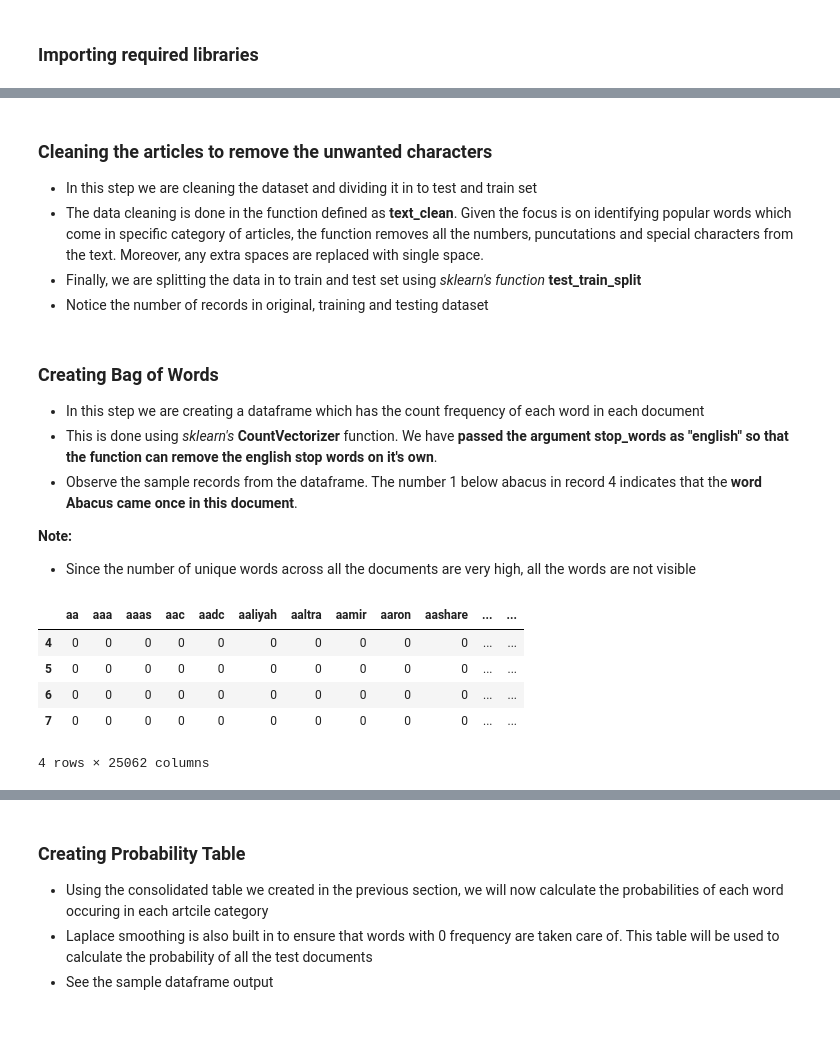
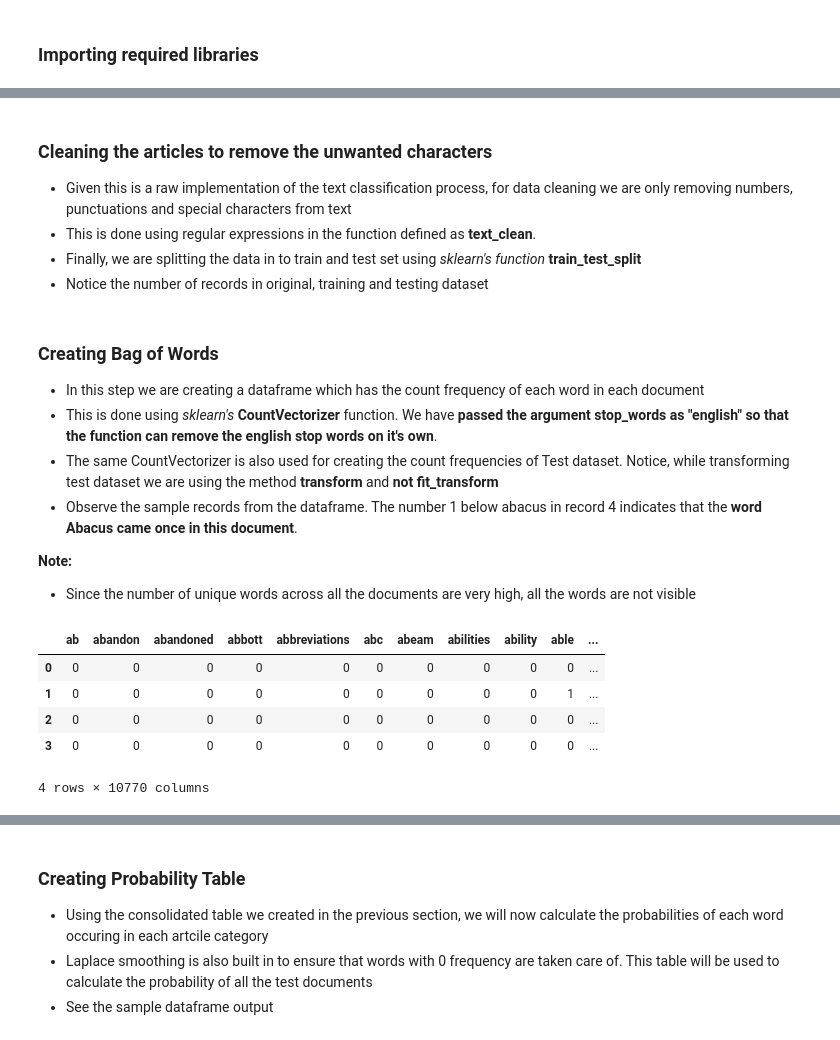
Before and after one commit to dalmiaujjwal/Understanding_Algorithms, a Jupyter notebook: Naive Bayes/Implementation_Scratch_Naive_Bayes .ipynb, the cells around one changed output, grey strips where cells are left out. Drawn from its saved outputs; the diff is of its cells as text; code cells hidden in the pictures.

Commit message:
Modifying Naive Bayes Implementation from Scratch

```diff
--- a/Naive Bayes/Implementation_Scratch_Naive_Bayes .ipynb
+++ b/Naive Bayes/Implementation_Scratch_Naive_Bayes .ipynb
@@ -19,4 +23,5 @@ import re
 # %%
-inp_dataset = pd.read_csv("C:\\Ujjwal\\Analytics\\Datasets\\News Classification\\News_train.csv")
+inp_dataset = pd.read_csv("all_tickets_binary.csv")
+inp_dataset["ticket_type"] = inp_dataset["ticket_type"].astype("str")
 inp_dataset.head(2)
 # %% [output]
@@ -26,8 +45,8 @@ inp_dataset.head(2)
 # %% [markdown]
 ### Cleaning the articles to remove the unwanted characters
-- In this step we are cleaning the dataset and dividing it in to test and train set
-- The data cleaning is done in the function defined as **text_clean**. Given the focus is on identifying popular words which come in specific category of articles, the function removes all the numbers, puncutations and special characters from the text. Moreover, any extra spaces are replaced with single space.
-- Finally, we are splitting the data in to train and test set using *sklearn's function* **test_train_split**
+- Given this is a raw implementation of the text classification process, for data cleaning we are only removing numbers, punctuations and special characters from text
+- This is done using regular expressions in the function defined as **text_clean**.
+- Finally, we are splitting the data in to train and test set using *sklearn's function* **train_test_split**
 - Notice the number of records in original, training and testing dataset
 # %%
 def text_clean(text_series):
@@ -36,11 +55,17 @@ def text_clean(text_series):
     clean_2 = clean_1.str.replace(r"\s+", " ")
     return clean_2
 # %%
-inp_dataset["Text_Clean"] = text_clean(inp_dataset["Text"])
+inp_dataset["Text_Clean"] = text_clean(inp_dataset["body"])
+# %%
+train_x, test_x, train_y, test_y = train_test_split(inp_dataset["Text_Clean"],
+                                                    inp_dataset["ticket_type"],
+                                                    test_size = 0.3,
+                                                    random_state = 8)
 # %% [markdown]
 ### Creating Bag of Words
 - In this step we are creating a dataframe which has the count frequency of each word in each document
 - This is done using *sklearn's* **CountVectorizer** function. We have **passed the argument stop_words as "english" so that the function can remove the english stop words on it's own**.
+- The same CountVectorizer is also used for creating the count frequencies of Test dataset. Notice, while transforming test dataset we are using the method **transform** and **not fit_transform**
 - Observe the sample records from the dataframe. The number 1 below abacus in record 4 indicates that the **word Abacus came once in this document**.
 
 **Note:**
@@ -48,13 +73,13 @@ inp_dataset["Text_Clean"] = text_clean(inp_dataset["Text"])
 - Since the number of unique words across all the documents are very high, all the words are not visible
 # %%
 Cnt_Vec = CountVectorizer(stop_words="english")
-BOW = Cnt_Vec.fit_transform(inp_dataset["Text_Clean"]).toarray()
-BOW_Df = pd.DataFrame(BOW, columns=Cnt_Vec.get_feature_names())
-BOW_Df[4:8]
+BOW_train = Cnt_Vec.fit_transform(train_x).toarray()
+BOW_train_Df = pd.DataFrame(BOW_train, columns=Cnt_Vec.get_feature_names())
+BOW_train_Df[:4]
 # %% [output]
-|  | aa | aaa | aaas | aac | aadc | aaliyah | aaltra | aamir | aaron | aashare | ... | ... |
-| 4 | 0 | 0 | 0 | 0 | 0 | 0 | 0 | 0 | 0 | 0 | ... | ... |
-| 5 | 0 | 0 | 0 | 0 | 0 | 0 | 0 | 0 | 0 | 0 | ... | ... |
-| 6 | 0 | 0 | 0 | 0 | 0 | 0 | 0 | 0 | 0 | 0 | ... | ... |
-| 7 | 0 | 0 | 0 | 0 | 0 | 0 | 0 | 0 | 0 | 0 | ... | ... |
+|  | ab | abandon | abandoned | abbott | abbreviations | abc | abeam | abilities | ability | able | ... |
+| 0 | 0 | 0 | 0 | 0 | 0 | 0 | 0 | 0 | 0 | 0 | ... |
+| 1 | 0 | 0 | 0 | 0 | 0 | 0 | 0 | 0 | 0 | 1 | ... |
+| 2 | 0 | 0 | 0 | 0 | 0 | 0 | 0 | 0 | 0 | 0 | ... |
+| 3 | 0 | 0 | 0 | 0 | 0 | 0 | 0 | 0 | 0 | 0 | ... |
-4 rows × 25062 columns
+4 rows × 10770 columns
```
Also changed, not shown: parts of 38 cells of this notebook, 2 other files.
